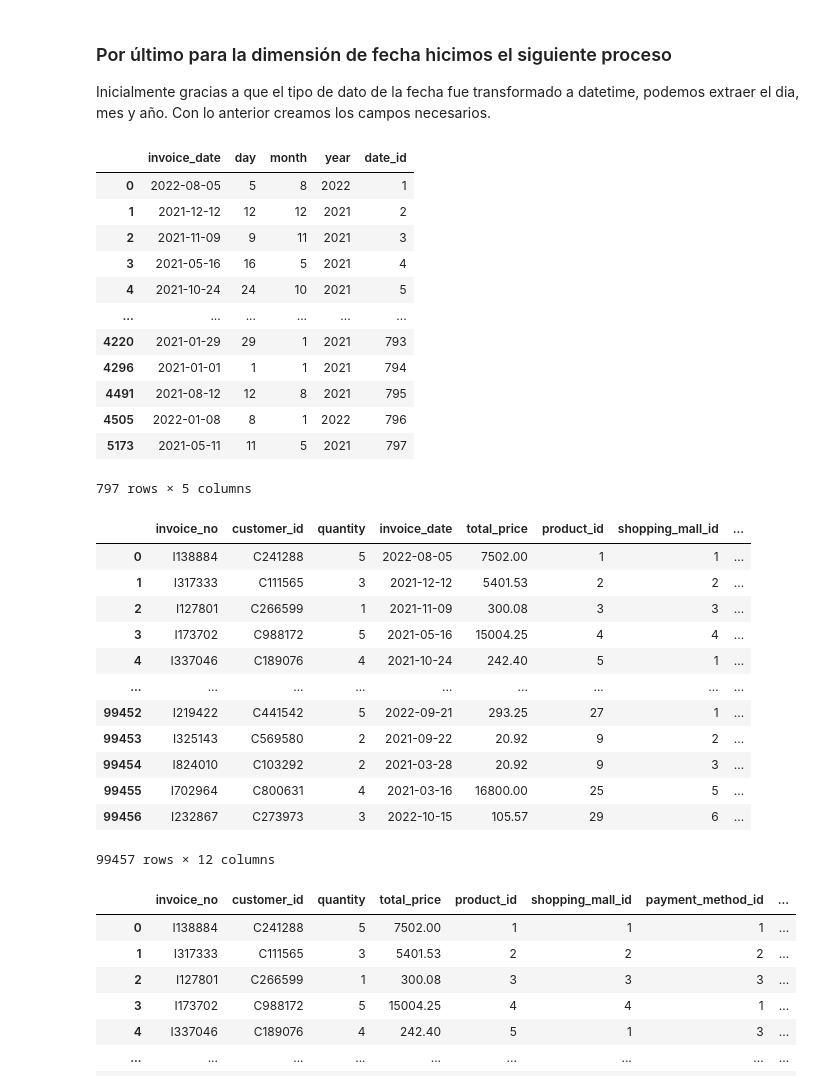
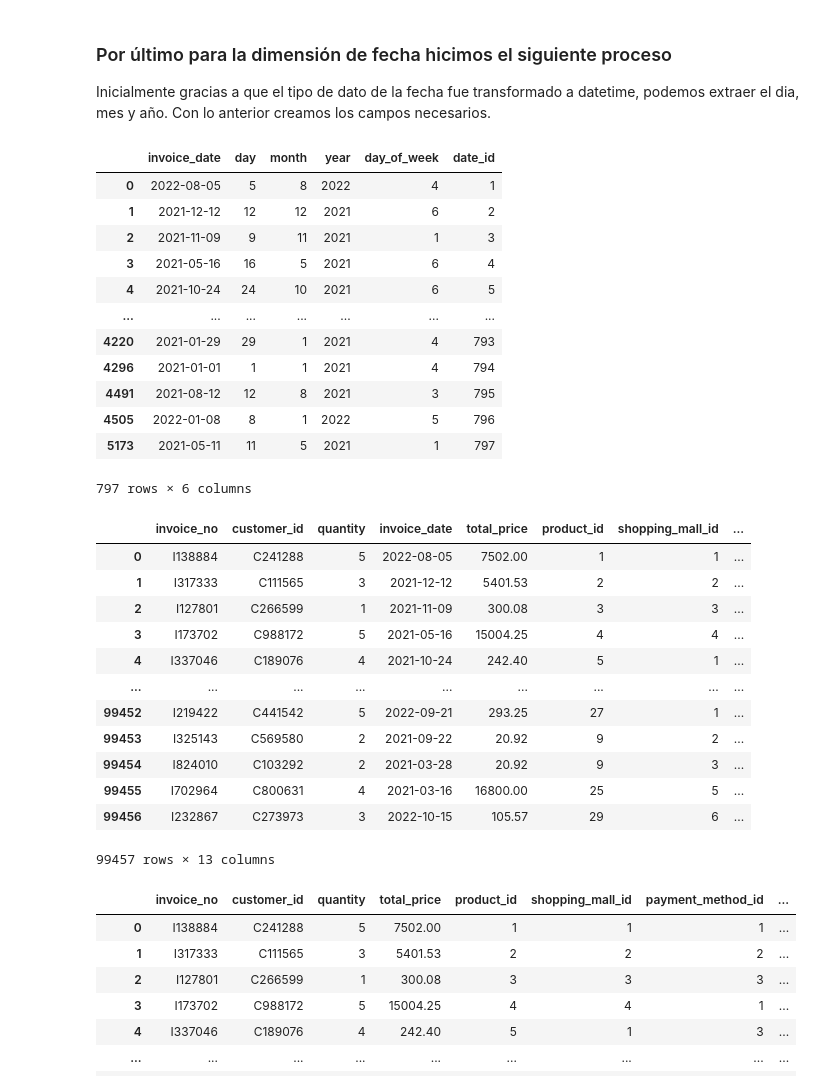
Before and after one commit to SebastianGomez5/etl-shopping-analytics, a Jupyter notebook: etl_pipeline/ETLProyecto.ipynb, the cells around one changed output. Cells and saved outputs as stored; diff of their text form; code cells hidden in the pictures.

```diff
--- a/etl_pipeline/ETLProyecto.ipynb
+++ b/etl_pipeline/ETLProyecto.ipynb
@@ -312,25 +377,27 @@ Inicialmente gracias a que el tipo de dato de la fecha fue transformado a dateti
 # %%
 dim_date = df_star[['invoice_date']].copy()
 dim_date = dim_date.drop_duplicates()
 dim_date['day'] = dim_date['invoice_date'].dt.day
 dim_date['month'] = dim_date['invoice_date'].dt.month
 dim_date['year'] = dim_date['invoice_date'].dt.year
+# día de la semana (0 = Lunes, 6 = Domingo)
+dim_date['day_of_week'] = dim_date['invoice_date'].dt.dayofweek
 dim_date['date_id'] = range(1, len(dim_date) + 1)
 dim_date
 # %% [output]
-|  | invoice_date | day | month | year | date_id |
-| 0 | 2022-08-05 | 5 | 8 | 2022 | 1 |
-| 1 | 2021-12-12 | 12 | 12 | 2021 | 2 |
-| 2 | 2021-11-09 | 9 | 11 | 2021 | 3 |
-| 3 | 2021-05-16 | 16 | 5 | 2021 | 4 |
-| 4 | 2021-10-24 | 24 | 10 | 2021 | 5 |
-| ... | ... | ... | ... | ... | ... |
-| 4220 | 2021-01-29 | 29 | 1 | 2021 | 793 |
-| 4296 | 2021-01-01 | 1 | 1 | 2021 | 794 |
-| 4491 | 2021-08-12 | 12 | 8 | 2021 | 795 |
-| 4505 | 2022-01-08 | 8 | 1 | 2022 | 796 |
-| 5173 | 2021-05-11 | 11 | 5 | 2021 | 797 |
+|  | invoice_date | day | month | year | day_of_week | date_id |
+| 0 | 2022-08-05 | 5 | 8 | 2022 | 4 | 1 |
+| 1 | 2021-12-12 | 12 | 12 | 2021 | 6 | 2 |
+| 2 | 2021-11-09 | 9 | 11 | 2021 | 1 | 3 |
+| 3 | 2021-05-16 | 16 | 5 | 2021 | 6 | 4 |
+| 4 | 2021-10-24 | 24 | 10 | 2021 | 6 | 5 |
+| ... | ... | ... | ... | ... | ... | ... |
+| 4220 | 2021-01-29 | 29 | 1 | 2021 | 4 | 793 |
+| 4296 | 2021-01-01 | 1 | 1 | 2021 | 4 | 794 |
+| 4491 | 2021-08-12 | 12 | 8 | 2021 | 3 | 795 |
+| 4505 | 2022-01-08 | 8 | 1 | 2022 | 5 | 796 |
+| 5173 | 2021-05-11 | 11 | 5 | 2021 | 1 | 797 |
-797 rows × 5 columns
+797 rows × 6 columns
 # %%
 df_star = df_star.merge(dim_date, on='invoice_date', how='left')
 df_star
@@ -347,5 +414,5 @@ df_star
 | 99454 | I824010 | C103292 | 2 | 2021-03-28 | 20.92 | 9 | 3 | ... |
 | 99455 | I702964 | C800631 | 4 | 2021-03-16 | 16800.00 | 25 | 5 | ... |
 | 99456 | I232867 | C273973 | 3 | 2022-10-15 | 105.57 | 29 | 6 | ... |
-99457 rows × 12 columns
+99457 rows × 13 columns
 # %%
```
Also changed, not shown: parts of 9 cells of this notebook, 2 other files.
